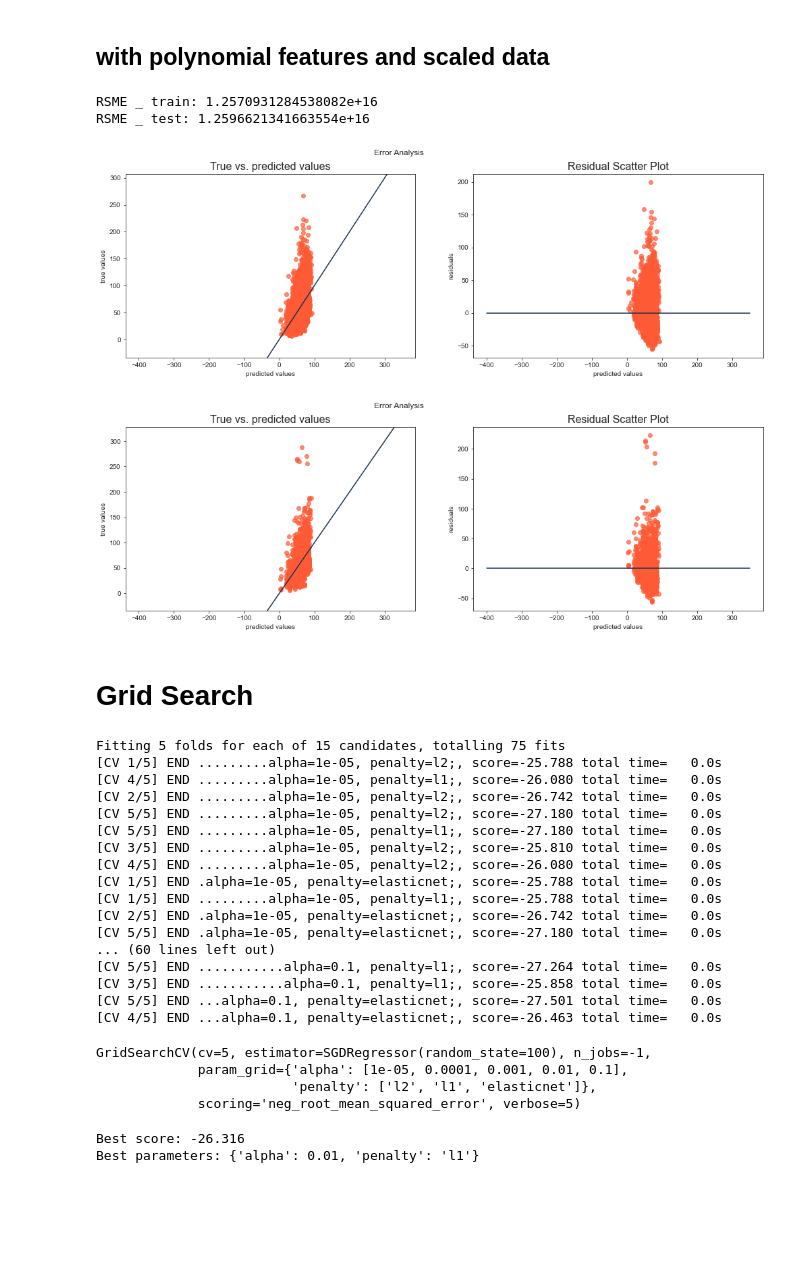
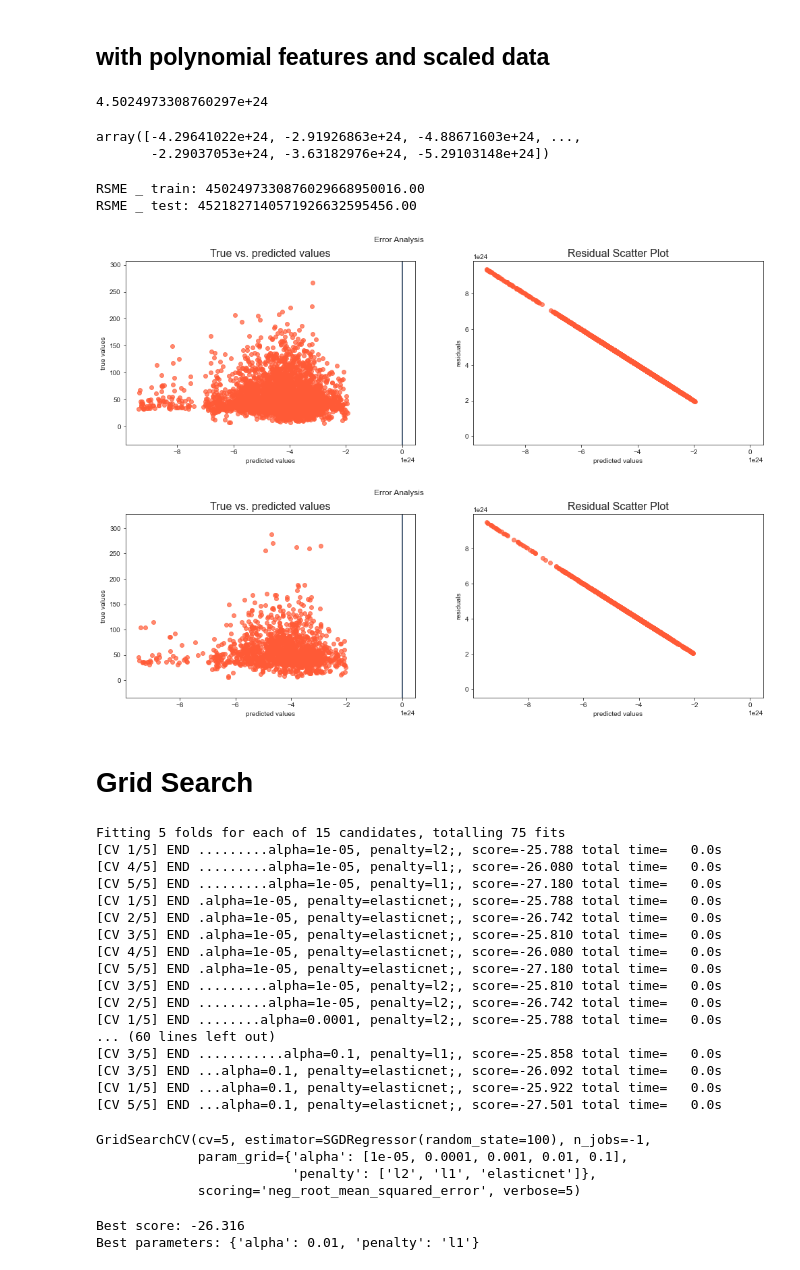
Before and after one commit to sm4rtm4art/airquality, a Jupyter notebook: sgdregressor.ipynb, the cells around one changed output. Saved outputs shown, nothing was run; the diff lists cells and outputs as text; code cells hidden in the pictures; blank space fills up the shorter version.

Commit message:
sgdregressor poly not yet fix

```diff
--- a/sgdregressor.ipynb
+++ b/sgdregressor.ipynb
@@ -157,35 +174,52 @@ error_analysis(y_train, y_pred_train_scaled)
 # %%
 # import to create polynomial features
 from sklearn.preprocessing import PolynomialFeatures
+
 # here we will add the second degree polynomial features
 polynomial_features = PolynomialFeatures(degree=2, include_bias=False)
-x_poly_train = polynomial_features.fit_transform(X_train_scaled)   # shape (20,2) # x , x2
-x_poly_test = polynomial_features.transform(X_test_scaled)
+X_poly_train = polynomial_features.fit_transform(X_train)   # x , x2
+X_poly_test = polynomial_features.transform(X_test)
 
+# scaling data
+scalar = StandardScaler()
+X_train_scaled = scaler.fit_transform(X_poly_train)
+X_test_scaled = scaler.transform(X_poly_test)
+
+# train model
 model_poly = SGDRegressor(penalty='l2')
-model_poly.fit(x_poly_train, y_train)
-y_pred_test = model_poly.predict(x_poly_test)
-y_pred_train = model_poly.predict(x_poly_train)
+model_poly.fit(X_poly_train, y_train)
+
+# predict
+#y_pred_test = model_poly.predict(X_test_scaled)
+#y_pred_train = model_poly.predict(X_train_scaled)
+y_pred_train = model_poly.predict(X_poly_train)
+y_pred_test = model_poly.predict(X_poly_test)
+
+rsme_sgd2_train = rmse(y_train, y_pred_train)
+
+rsme_sgd2_train
+# %% [output]
+4.5024973308760297e+24
-# %%
-y_pred_train = sgd_reg.predict(X_train)
-y_pred_test = sgd_reg.predict(X_test)
-
-y_pred_train_scaled = sgd_reg_scaled.predict(X_train_scaled)
-y_pred_test_scaled = sgd_reg_scaled.predict(X_test_scaled)
+# %%
+y_pred_test
+# %% [output]
+array([-4.29641022e+24, -2.91926863e+24, -4.88671603e+24, ...,
+       -2.29037053e+24, -3.63182976e+24, -5.29103148e+24])
 # %%
+# error analysis
 rsme_sgd2_train = rmse(y_train, y_pred_train)
 rsme_sgd2_test = rmse(y_test, y_pred_test)
 
-print(f'RSME _ train: {rsme_sgd2_train}')
-print(f'RSME _ test: {rsme_sgd2_test}')
+print(f'RSME _ train: {rsme_sgd2_train:.2f}')
+print(f'RSME _ test: {rsme_sgd2_test:.2f}')
 
-error_analysis(y_train, y_pred_train_scaled)
-error_analysis(y_test, y_pred_test_scaled)
+error_analysis(y_train, y_pred_train)
+error_analysis(y_test, y_pred_test)
 # %% [output]
-RSME _ train: 1.2570931284538082e+16
-RSME _ test: 1.2596621341663554e+16
+RSME _ train: 4502497330876029668950016.00
+RSME _ test: 4521827140571926632595456.00
-[figure, old version]
+[figure, new version]
-[figure, old version]
+[figure, new version]
 # %% [markdown]
 # Grid Search
 # %%
@@ -205,20 +239,20 @@ gs.fit(X_train_scaled, y_train)
 Fitting 5 folds for each of 15 candidates, totalling 75 fits
 [CV 1/5] END .........alpha=1e-05, penalty=l2;, score=-25.788 total time=   0.0s
 [CV 4/5] END .........alpha=1e-05, penalty=l1;, score=-26.080 total time=   0.0s
+[CV 5/5] END .........alpha=1e-05, penalty=l1;, score=-27.180 total time=   0.0s
+[CV 1/5] END .alpha=1e-05, penalty=elasticnet;, score=-25.788 total time=   0.0s
+[CV 2/5] END .alpha=1e-05, penalty=elasticnet;, score=-26.742 total time=   0.0s
+[CV 3/5] END .alpha=1e-05, penalty=elasticnet;, score=-25.810 total time=   0.0s
+[CV 4/5] END .alpha=1e-05, penalty=elasticnet;, score=-26.080 total time=   0.0s
+[CV 5/5] END .alpha=1e-05, penalty=elasticnet;, score=-27.180 total time=   0.0s
+[CV 3/5] END .........alpha=1e-05, penalty=l2;, score=-25.810 total time=   0.0s
 [CV 2/5] END .........alpha=1e-05, penalty=l2;, score=-26.742 total time=   0.0s
-[CV 5/5] END .........alpha=1e-05, penalty=l2;, score=-27.180 total time=   0.0s
-[CV 5/5] END .........alpha=1e-05, penalty=l1;, score=-27.180 total time=   0.0s
-[CV 3/5] END .........alpha=1e-05, penalty=l2;, score=-25.810 total time=   0.0s
-[CV 4/5] END .........alpha=1e-05, penalty=l2;, score=-26.080 total time=   0.0s
-[CV 1/5] END .alpha=1e-05, penalty=elasticnet;, score=-25.788 total time=   0.0s
-[CV 1/5] END .........alpha=1e-05, penalty=l1;, score=-25.788 total time=   0.0s
-[CV 2/5] END .alpha=1e-05, penalty=elasticnet;, score=-26.742 total time=   0.0s
-[CV 5/5] END .alpha=1e-05, penalty=elasticnet;, score=-27.180 total time=   0.0s
+[CV 1/5] END ........alpha=0.0001, penalty=l2;, score=-25.788 total time=   0.0s
 ... (60 lines left out)
-[CV 5/5] END ...........alpha=0.1, penalty=l1;, score=-27.264 total time=   0.0s
 [CV 3/5] END ...........alpha=0.1, penalty=l1;, score=-25.858 total time=   0.0s
+[CV 3/5] END ...alpha=0.1, penalty=elasticnet;, score=-26.092 total time=   0.0s
+[CV 1/5] END ...alpha=0.1, penalty=elasticnet;, score=-25.922 total time=   0.0s
 [CV 5/5] END ...alpha=0.1, penalty=elasticnet;, score=-27.501 total time=   0.0s
-[CV 4/5] END ...alpha=0.1, penalty=elasticnet;, score=-26.463 total time=   0.0s
 GridSearchCV(cv=5, estimator=SGDRegressor(random_state=100), n_jobs=-1,
              param_grid={'alpha': [1e-05, 0.0001, 0.001, 0.01, 0.1],
                          'penalty': ['l2', 'l1', 'elasticnet']},
```
Also changed, not shown: parts of 8 cells of this notebook.
